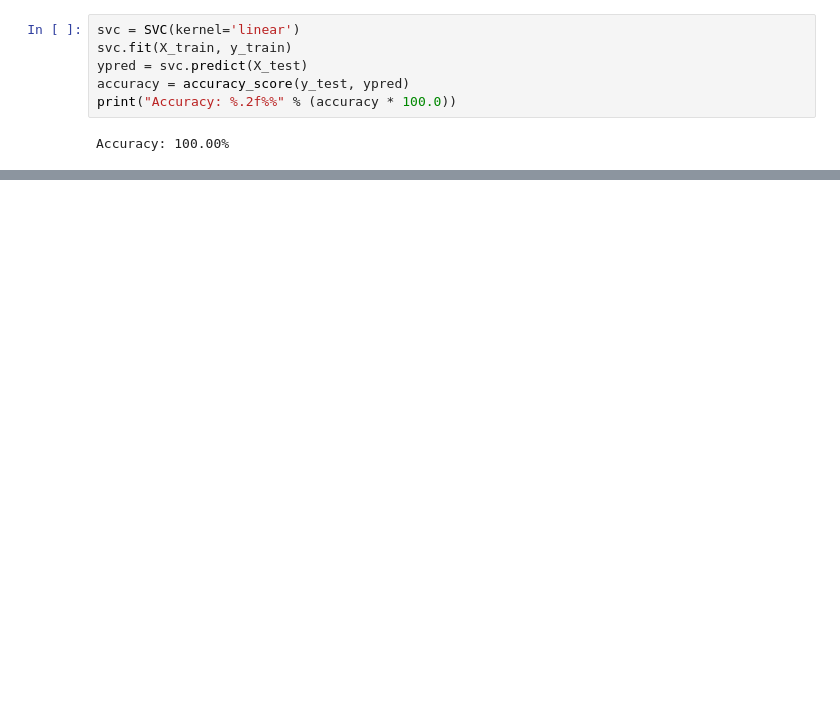
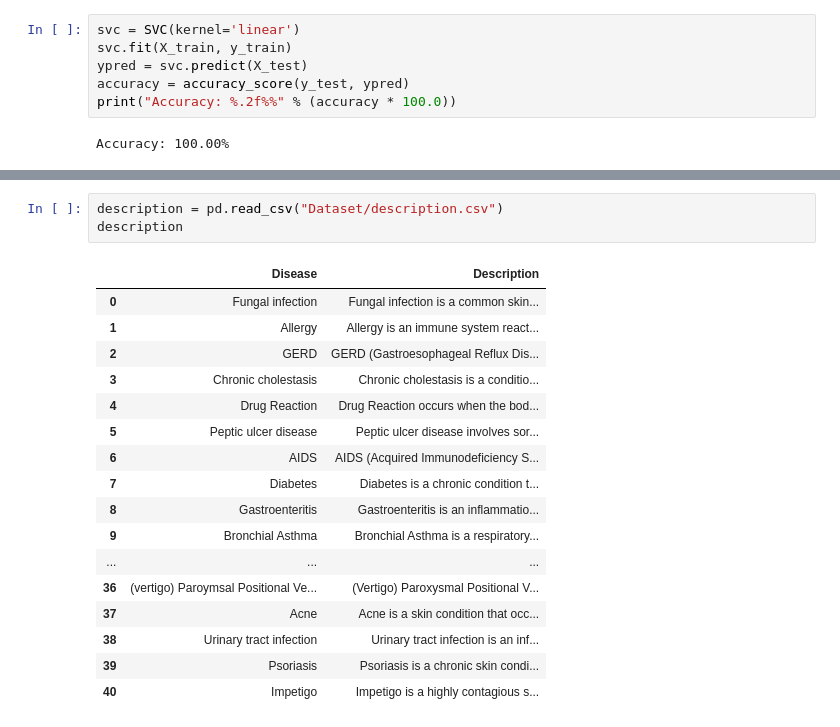
Before and after one commit to Muhammad-Ahtasham/DrugRecommender, a Jupyter notebook: Drug_Recommedation.ipynb, the cells around one changed output, grey strips where cells are left out. Saved outputs shown, nothing was run; the diff lists cells and outputs as text; blank space fills up the shorter version.

```diff
--- a/Drug_Recommedation.ipynb
+++ b/Drug_Recommedation.ipynb
@@ -112,0 +150,21 @@ pickle.dump(svc,open('svc.pkl','wb'))
+# %%
+description = pd.read_csv("Dataset/description.csv")
+description
+# %% [output]
+|  | Disease | Description |
+| 0 | Fungal infection | Fungal infection is a common skin... |
+| 1 | Allergy | Allergy is an immune system react... |
+| 2 | GERD | GERD (Gastroesophageal Reflux Dis... |
+| 3 | Chronic cholestasis | Chronic cholestasis is a conditio... |
+| 4 | Drug Reaction | Drug Reaction occurs when the bod... |
+| 5 | Peptic ulcer disease | Peptic ulcer disease involves sor... |
+| 6 | AIDS | AIDS (Acquired Immunodeficiency S... |
+| 7 | Diabetes | Diabetes is a chronic condition t... |
+| 8 | Gastroenteritis | Gastroenteritis is an inflammatio... |
+| 9 | Bronchial Asthma | Bronchial Asthma is a respiratory... |
+| ... | ... | ... |
+| 36 | (vertigo) Paroymsal Positional Ve... | (Vertigo) Paroxysmal Positional V... |
+| 37 | Acne | Acne is a skin condition that occ... |
+| 38 | Urinary tract infection | Urinary tract infection is an inf... |
+| 39 | Psoriasis | Psoriasis is a chronic skin condi... |
+| 40 | Impetigo | Impetigo is a highly contagious s... |
```
Also changed, not shown: parts of 12 cells of this notebook, 7 other files.
